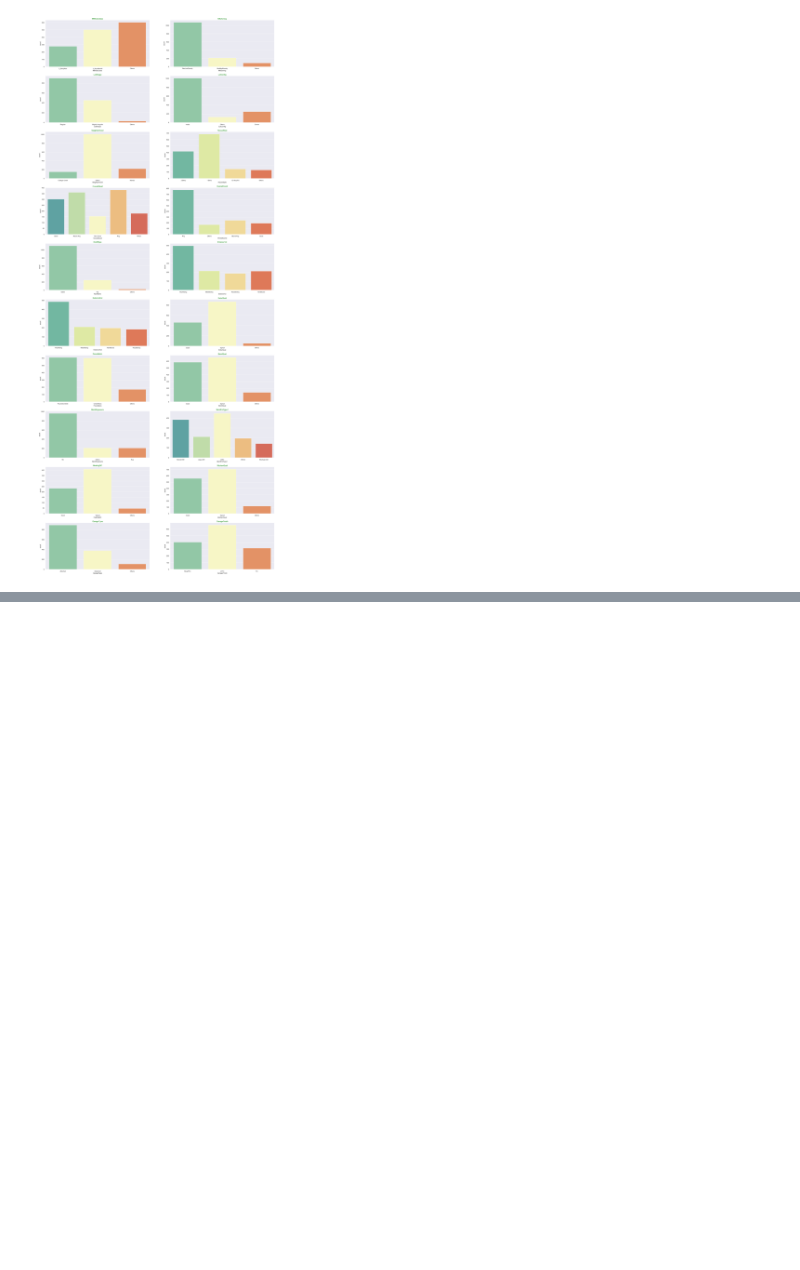
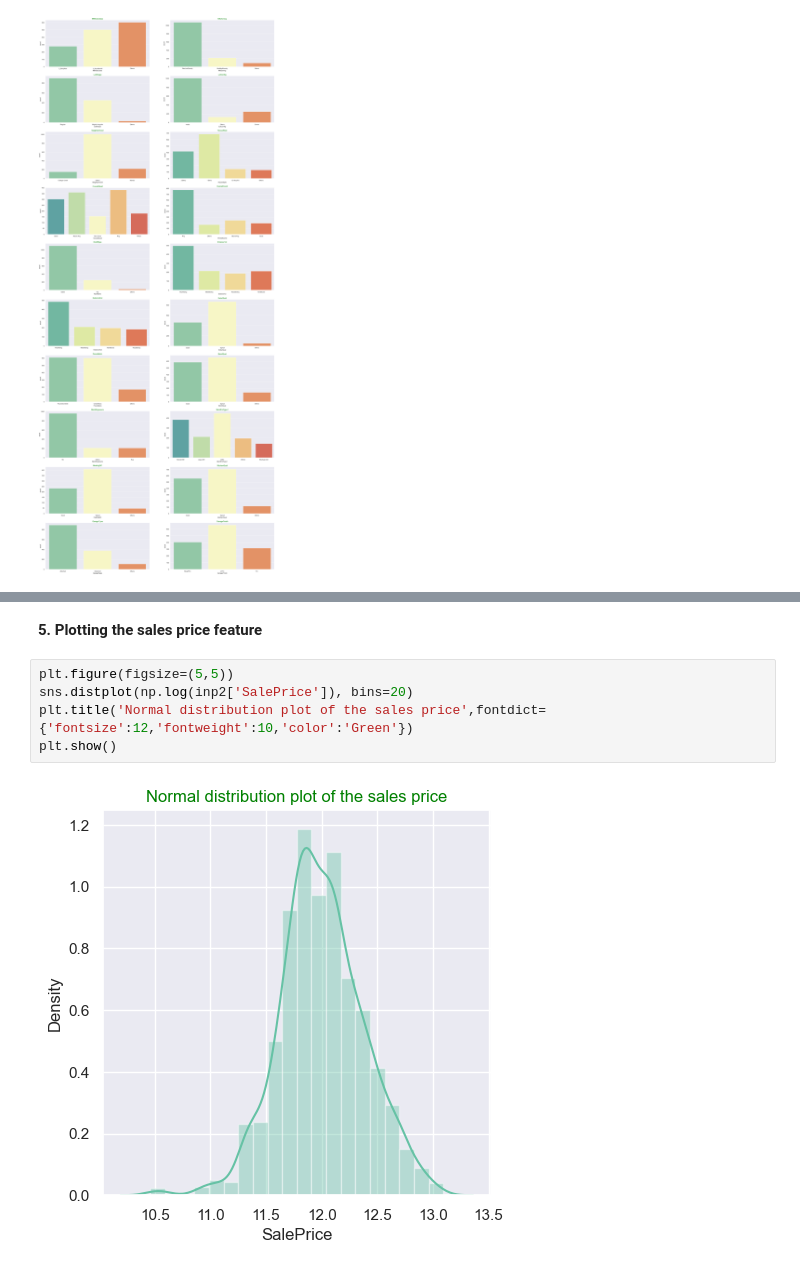
Before and after one commit to andrea-naz7/Sunrise_Housing_CaseStudy, a Jupyter notebook: Sunrise_Housing_Andrea.ipynb, the cells around one changed output, grey strips where cells are left out. Cells and saved outputs as stored; diff of their text form; blank space fills up the shorter version.

```diff
--- a/Sunrise_Housing_Andrea.ipynb
+++ b/Sunrise_Housing_Andrea.ipynb
@@ -658,0 +769,9 @@ plt.show()
+# %% [markdown]
+**5. Plotting the sales price feature**
+# %%
+plt.figure(figsize=(5,5))
+sns.distplot(np.log(inp2['SalePrice']), bins=20)
+plt.title('Normal distribution plot of the sales price',fontdict={'fontsize':12,'fontweight':10,'color':'Green'})
+plt.show()
+# %% [output]
+[figure, added]
```
Also changed, not shown: parts of 9 cells of this notebook.
